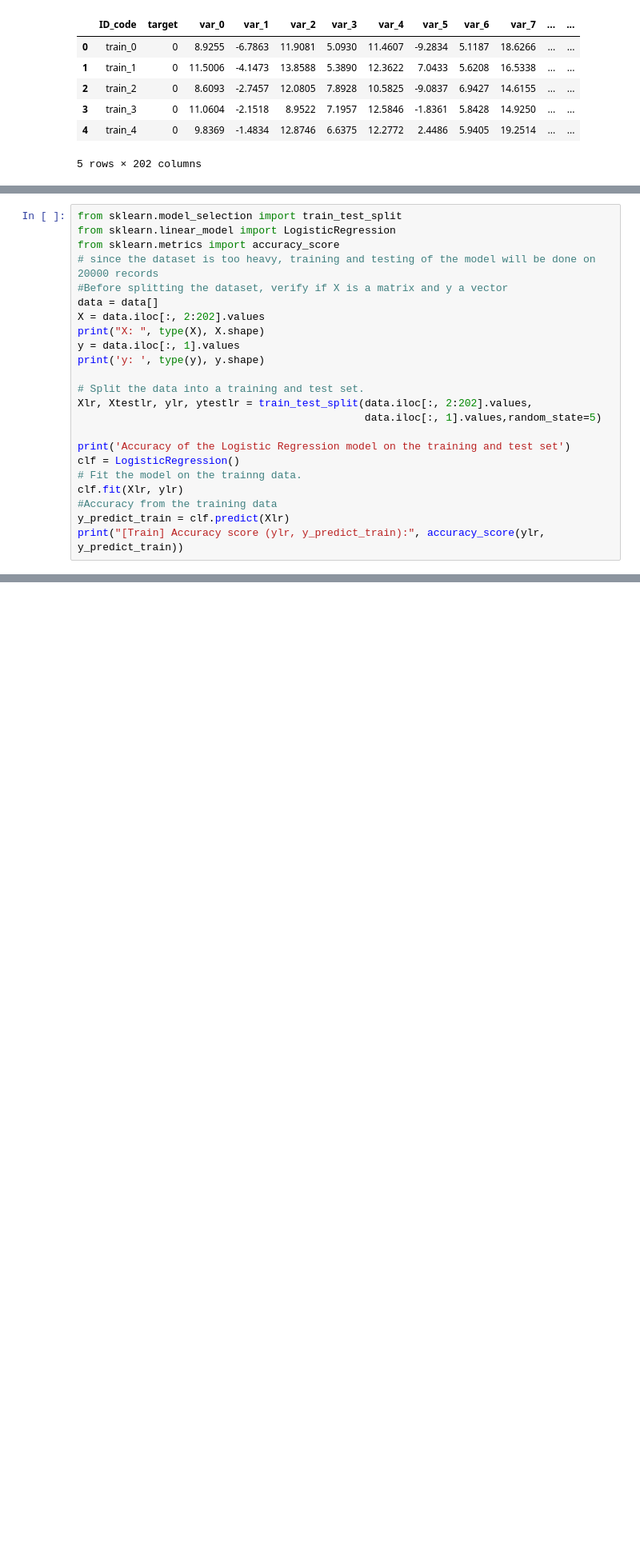
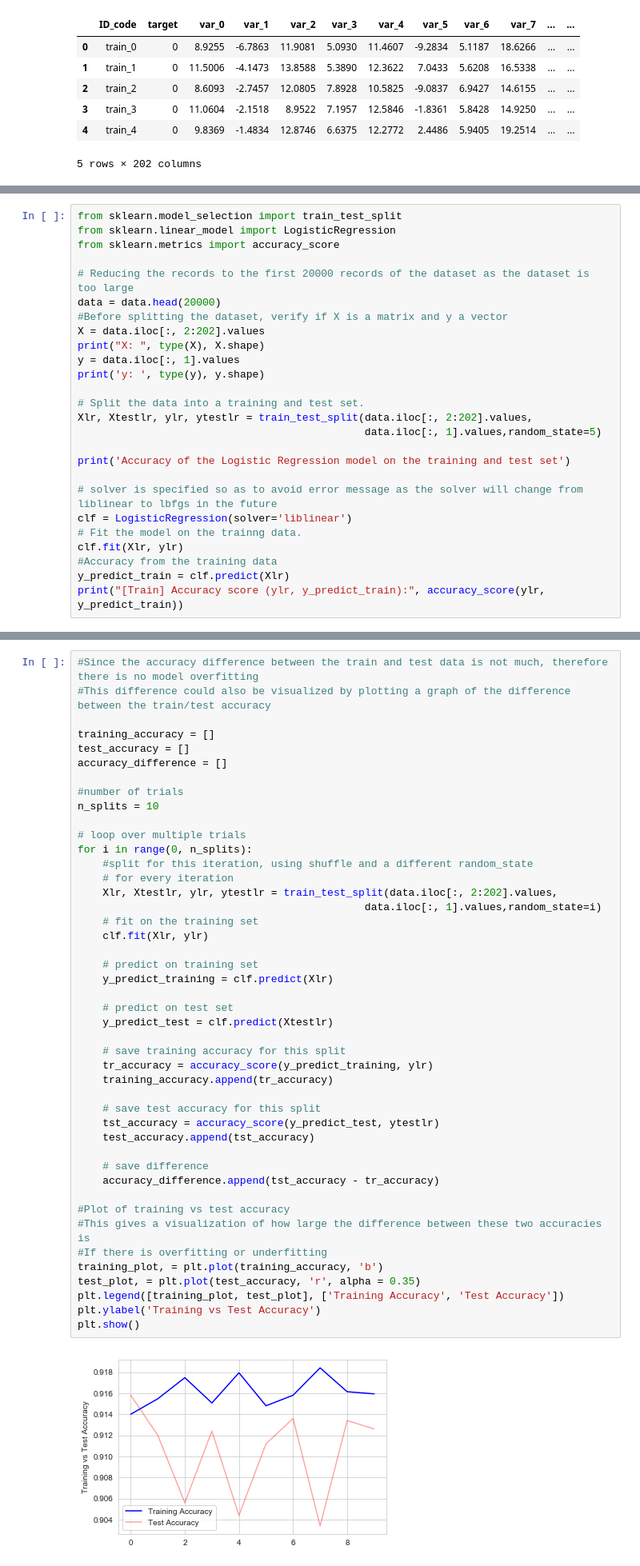
Before and after one commit to dzekem/Capstone-Project-Santander-Customer-Prediction-, a Jupyter notebook: Santander capstone project.ipynb, the cells around one changed output, grey strips where cells are left out. Shown at 80% size. Drawn from its saved outputs; the diff is of its cells as text; blank space fills up the shorter version.

Commit message:
model training and testing

```diff
--- a/Santander capstone project.ipynb
+++ b/Santander capstone project.ipynb
@@ -138,9 +165,10 @@ stats.pearsonr(data['target'], data['var_148'])
 from sklearn.model_selection import train_test_split
 from sklearn.linear_model import LogisticRegression
 from sklearn.metrics import accuracy_score
-# since the dataset is too heavy, training and testing of the model will be done on 20000 records
+
+# Reducing the records to the first 20000 records of the dataset as the dataset is too large
+data = data.head(20000)
 #Before splitting the dataset, verify if X is a matrix and y a vector
-data = data[]
 X = data.iloc[:, 2:202].values
 print("X: ", type(X), X.shape)
 y = data.iloc[:, 1].values
@@ -151,7 +179,9 @@ Xlr, Xtestlr, ylr, ytestlr = train_test_split(data.iloc[:, 2:202].values,
                                               data.iloc[:, 1].values,random_state=5)
 
 print('Accuracy of the Logistic Regression model on the training and test set')
-clf = LogisticRegression()
+
+# solver is specified so as to avoid error message as the solver will change from liblinear to lbfgs in the future
+clf = LogisticRegression(solver='liblinear')
 # Fit the model on the trainng data.
 clf.fit(Xlr, ylr)
 #Accuracy from the training data
@@ -166,0 +201,47 @@ print("[Test] Accuracy score (y_predict_test, ytestlr):", accuracy_score(y_predi
+# %%
+#Since the accuracy difference between the train and test data is not much, therefore there is no model overfitting
+#This difference could also be visualized by plotting a graph of the difference between the train/test accuracy
+
+training_accuracy = []
+test_accuracy = []
+accuracy_difference = []
+
+#number of trials
+n_splits = 10
+
+# loop over multiple trials
+for i in range(0, n_splits):
+    #split for this iteration, using shuffle and a different random_state
+    # for every iteration
+    Xlr, Xtestlr, ylr, ytestlr = train_test_split(data.iloc[:, 2:202].values,
+                                              data.iloc[:, 1].values,random_state=i)
+    # fit on the training set
+    clf.fit(Xlr, ylr)
+
+    # predict on training set
+    y_predict_training = clf.predict(Xlr)
+
+    # predict on test set
+    y_predict_test = clf.predict(Xtestlr)
+
+    # save training accuracy for this split
+    tr_accuracy = accuracy_score(y_predict_training, ylr)
+    training_accuracy.append(tr_accuracy)
+
+    # save test accuracy for this split
+    tst_accuracy = accuracy_score(y_predict_test, ytestlr)
+    test_accuracy.append(tst_accuracy)
+
+    # save difference
+    accuracy_difference.append(tst_accuracy - tr_accuracy)
+
+#Plot of training vs test accuracy
+#This gives a visualization of how large the difference between these two accuracies is
+#If there is overfitting or underfitting
+training_plot, = plt.plot(training_accuracy, 'b')
+test_plot, = plt.plot(test_accuracy, 'r', alpha = 0.35)
+plt.legend([training_plot, test_plot], ['Training Accuracy', 'Test Accuracy'])
+plt.ylabel('Training vs Test Accuracy')
+plt.show()
+# %% [output]
+[figure, added]
```
Also changed, not shown: parts of 21 cells of this notebook.
